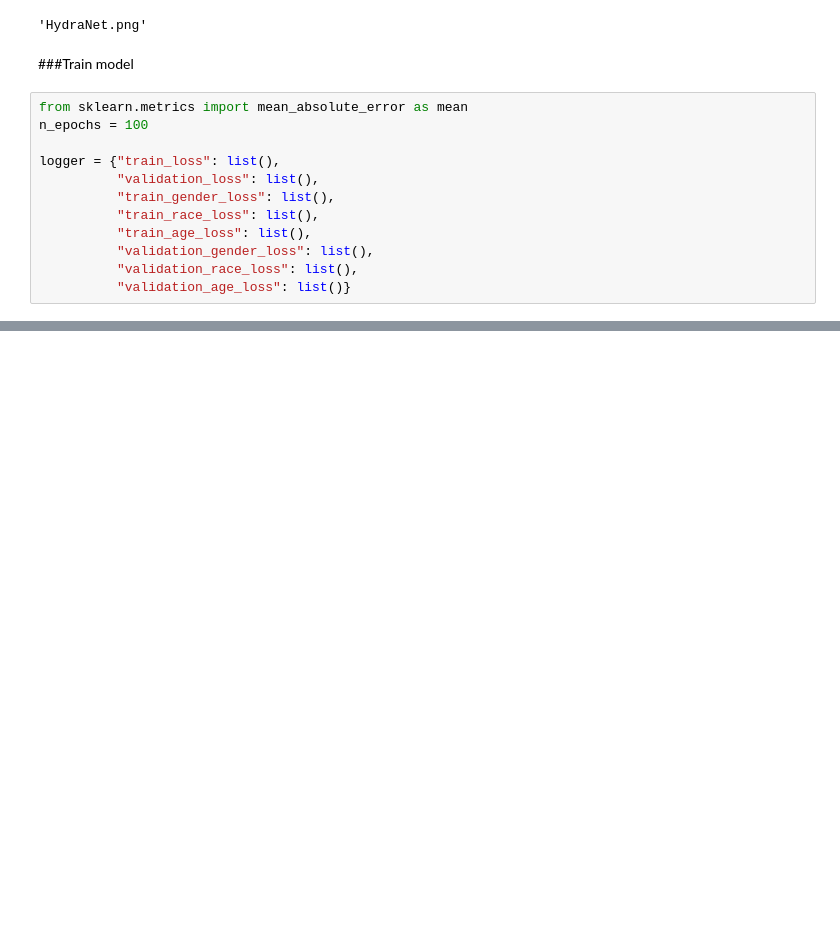
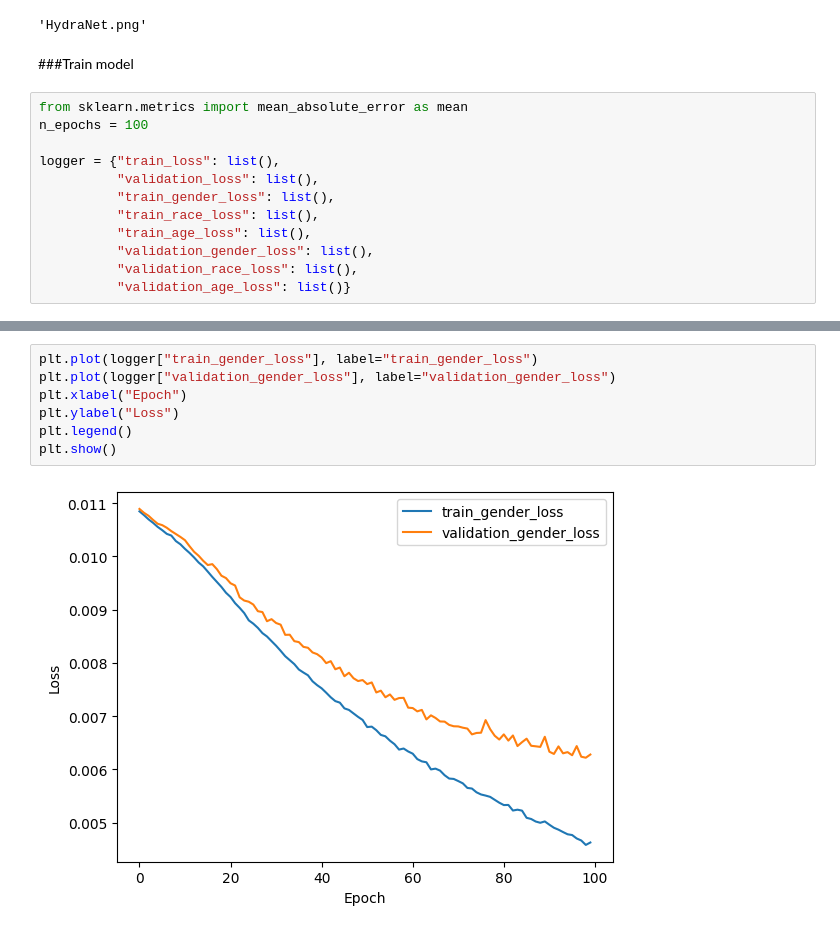
Before and after one commit to bohdanvodianyk/multi-task-learning, a Jupyter notebook: MLP.ipynb, the cells around one changed output, grey strips where cells are left out. Cells and saved outputs as stored; diff of their text form; blank space fills up the shorter version.

```diff
--- a/MLP.ipynb
+++ b/MLP.ipynb
@@ -334,0 +470,9 @@ logger = {"train_loss": list(),
+# %%
+plt.plot(logger["train_gender_loss"], label="train_gender_loss")
+plt.plot(logger["validation_gender_loss"], label="validation_gender_loss")
+plt.xlabel("Epoch")
+plt.ylabel("Loss")
+plt.legend()
+plt.show()
+# %% [output]
+[figure, added]
```
Also changed, not shown: parts of 17 cells of this notebook.
